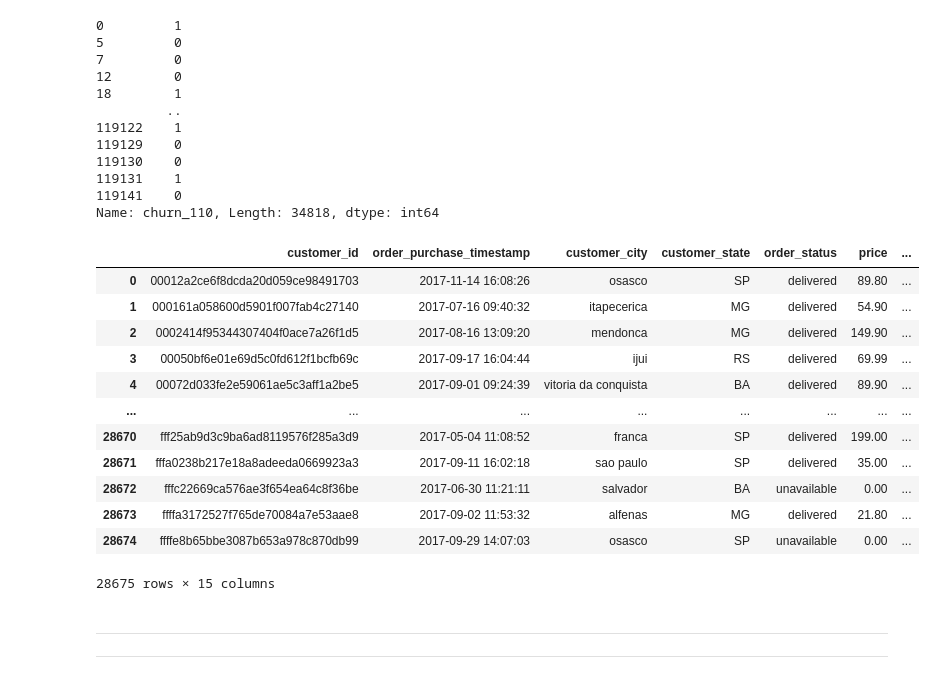
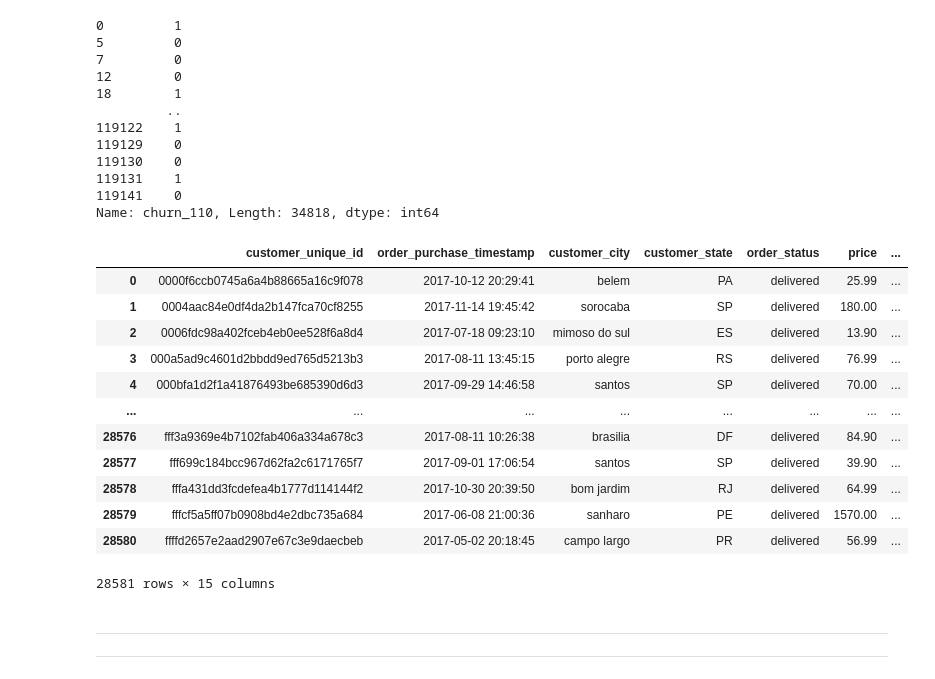
Before and after one commit to SilvanaKoga/tfm-uned-churn, a Jupyter notebook: Notebooks/Training_dataset.ipynb, the cells around one changed output. Cells and saved outputs as stored; diff of their text form; code cells hidden in the pictures.

```diff
--- a/Notebooks/Training_dataset.ipynb
+++ b/Notebooks/Training_dataset.ipynb
@@ -950,34 +963,34 @@ obs_110_df_t2["churn_110"]
 119141    0
 Name: churn_110, Length: 34818, dtype: int64
 # %%
-dataset_110_df_t2 = obs_110_df_t2.groupby(['customer_id', 'order_purchase_timestamp', 'customer_city', 'customer_state', 'order_status']).agg({
+dataset_110_df_t2 = obs_110_df_t2.groupby(['customer_unique_id', 'order_purchase_timestamp', 'customer_city', 'customer_state', 'order_status']).agg({
     'price': 'sum',            # Total spent on the order (47.40 + 39.90)
     'freight_value': 'sum',    # Total shipping cost
     'payment_value': 'sum',    # Total amount charged to credit card
     'product_weight_g': 'sum', # Combined weight of the package
 
 
     # Categorical and indicator columns to pull forward
     'product_category_name_english': 'first',
     'is_customer': 'first',
     'churn_110': 'max',          # Keeps 1 if they churned, 0 otherwise
     'payment_sequential': 'max',
     'payment_type': 'first',
     'payment_installments': 'max'
 }).reset_index()
 
 dataset_110_df_t2
 # %% [output]
-|  | customer_id | order_purchase_timestamp | customer_city | customer_state | order_status | price | ... |
-| 0 | 00012a2ce6f8dcda20d059ce98491703 | 2017-11-14 16:08:26 | osasco | SP | delivered | 89.80 | ... |
-| 1 | 000161a058600d5901f007fab4c27140 | 2017-07-16 09:40:32 | itapecerica | MG | delivered | 54.90 | ... |
-| 2 | 0002414f95344307404f0ace7a26f1d5 | 2017-08-16 13:09:20 | mendonca | MG | delivered | 149.90 | ... |
-| 3 | 00050bf6e01e69d5c0fd612f1bcfb69c | 2017-09-17 16:04:44 | ijui | RS | delivered | 69.99 | ... |
-| 4 | 00072d033fe2e59061ae5c3aff1a2be5 | 2017-09-01 09:24:39 | vitoria da conquista | BA | delivered | 89.90 | ... |
+|  | customer_unique_id | order_purchase_timestamp | customer_city | customer_state | order_status | price | ... |
+| 0 | 0000f6ccb0745a6a4b88665a16c9f078 | 2017-10-12 20:29:41 | belem | PA | delivered | 25.99 | ... |
+| 1 | 0004aac84e0df4da2b147fca70cf8255 | 2017-11-14 19:45:42 | sorocaba | SP | delivered | 180.00 | ... |
+| 2 | 0006fdc98a402fceb4eb0ee528f6a8d4 | 2017-07-18 09:23:10 | mimoso do sul | ES | delivered | 13.90 | ... |
+| 3 | 000a5ad9c4601d2bbdd9ed765d5213b3 | 2017-08-11 13:45:15 | porto alegre | RS | delivered | 76.99 | ... |
+| 4 | 000bfa1d2f1a41876493be685390d6d3 | 2017-09-29 14:46:58 | santos | SP | delivered | 70.00 | ... |
 | ... | ... | ... | ... | ... | ... | ... | ... |
-| 28670 | fff25ab9d3c9ba6ad8119576f285a3d9 | 2017-05-04 11:08:52 | franca | SP | delivered | 199.00 | ... |
-| 28671 | fffa0238b217e18a8adeeda0669923a3 | 2017-09-11 16:02:18 | sao paulo | SP | delivered | 35.00 | ... |
-| 28672 | fffc22669ca576ae3f654ea64c8f36be | 2017-06-30 11:21:11 | salvador | BA | unavailable | 0.00 | ... |
-| 28673 | ffffa3172527f765de70084a7e53aae8 | 2017-09-02 11:53:32 | alfenas | MG | delivered | 21.80 | ... |
-| 28674 | ffffe8b65bbe3087b653a978c870db99 | 2017-09-29 14:07:03 | osasco | SP | unavailable | 0.00 | ... |
+| 28576 | fff3a9369e4b7102fab406a334a678c3 | 2017-08-11 10:26:38 | brasilia | DF | delivered | 84.90 | ... |
+| 28577 | fff699c184bcc967d62fa2c6171765f7 | 2017-09-01 17:06:54 | santos | SP | delivered | 39.90 | ... |
+| 28578 | fffa431dd3fcdefea4b1777d114144f2 | 2017-10-30 20:39:50 | bom jardim | RJ | delivered | 64.99 | ... |
+| 28579 | fffcf5a5ff07b0908bd4e2dbc735a684 | 2017-06-08 21:00:36 | sanharo | PE | delivered | 1570.00 | ... |
+| 28580 | ffffd2657e2aad2907e67c3e9daecbeb | 2017-05-02 20:18:45 | campo largo | PR | delivered | 56.99 | ... |
-28675 rows × 15 columns
+28581 rows × 15 columns
```
Also changed, not shown: parts of 15 cells of this notebook, 1 other file.
